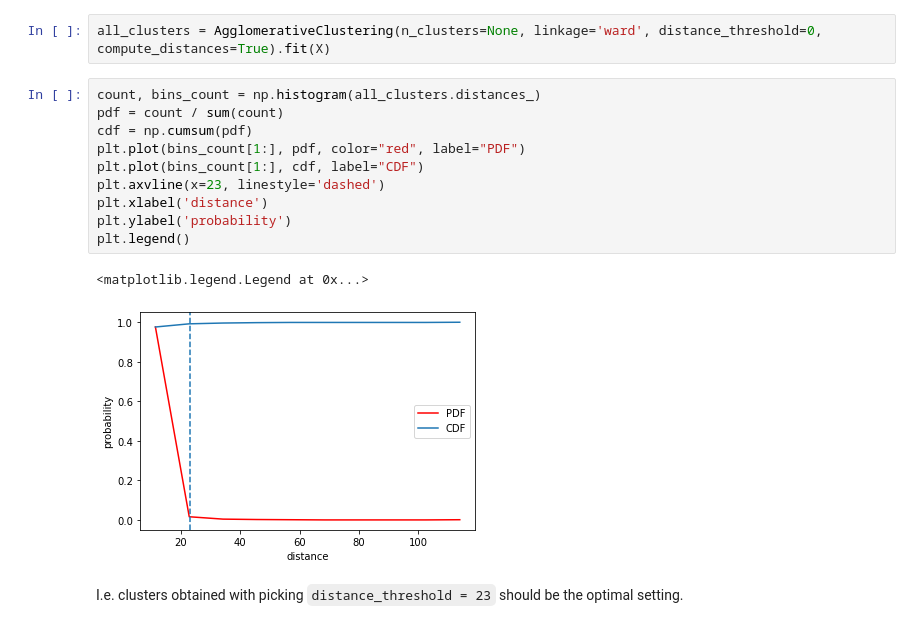
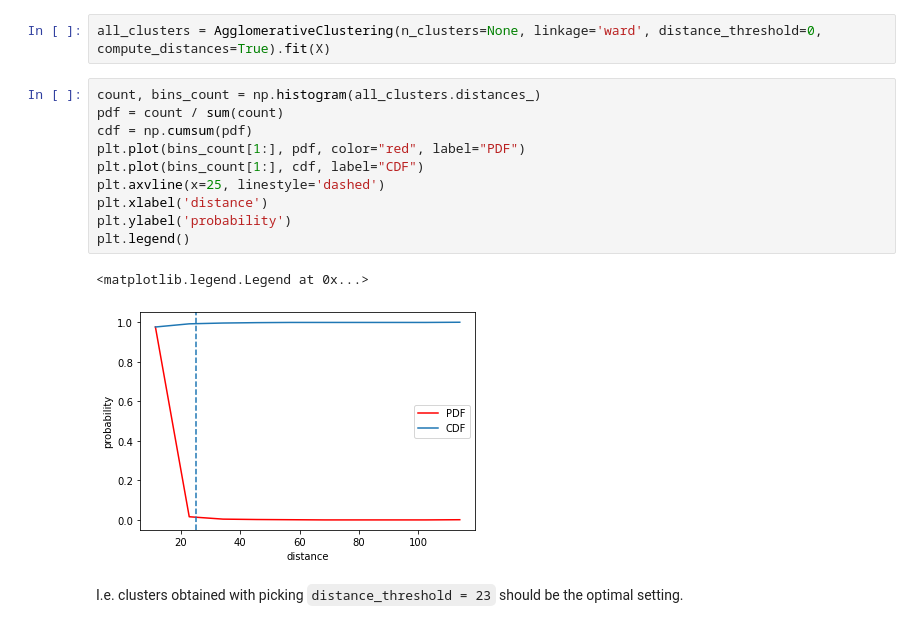
Before and after one commit to simonou99/music_genre_classification, a Jupyter notebook: main.ipynb, the cells around one changed output. Drawn from its saved outputs; the diff is of its cells as text.

```diff
--- a/main.ipynb
+++ b/main.ipynb
@@ -163,16 +168,16 @@ all_clusters = AgglomerativeClustering(n_clusters=None, linkage='ward', distance
 # %%
 count, bins_count = np.histogram(all_clusters.distances_)
 pdf = count / sum(count)
 cdf = np.cumsum(pdf)
 plt.plot(bins_count[1:], pdf, color="red", label="PDF")
 plt.plot(bins_count[1:], cdf, label="CDF")
-plt.axvline(x=23, linestyle='dashed')
+plt.axvline(x=25, linestyle='dashed')
 plt.xlabel('distance')
 plt.ylabel('probability')
 plt.legend()
 # %% [output]
 <matplotlib.legend.Legend at 0x...>
-[figure, old version]
+[figure, new version]
 # %% [markdown]
 I.e. clusters obtained with picking `distance_threshold = 23` should be the optimal setting.
 # %% [markdown]
```
Also changed, not shown: parts of 28 cells of this notebook.
